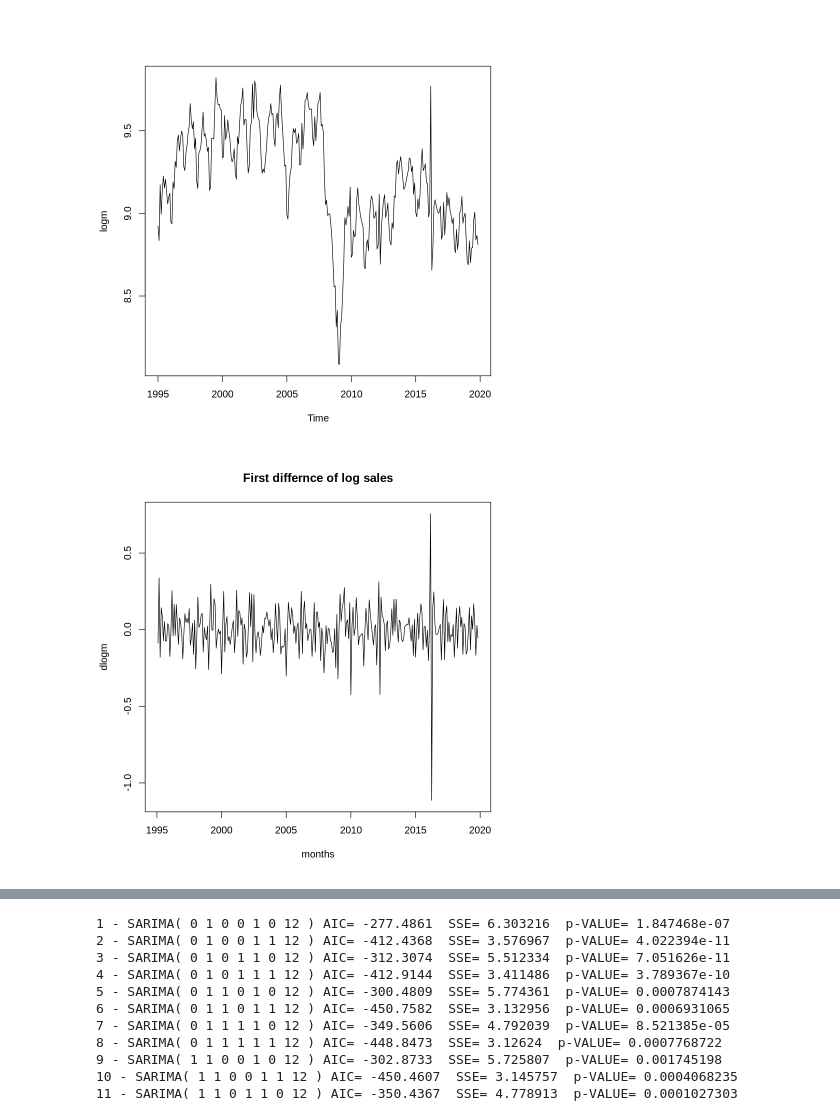
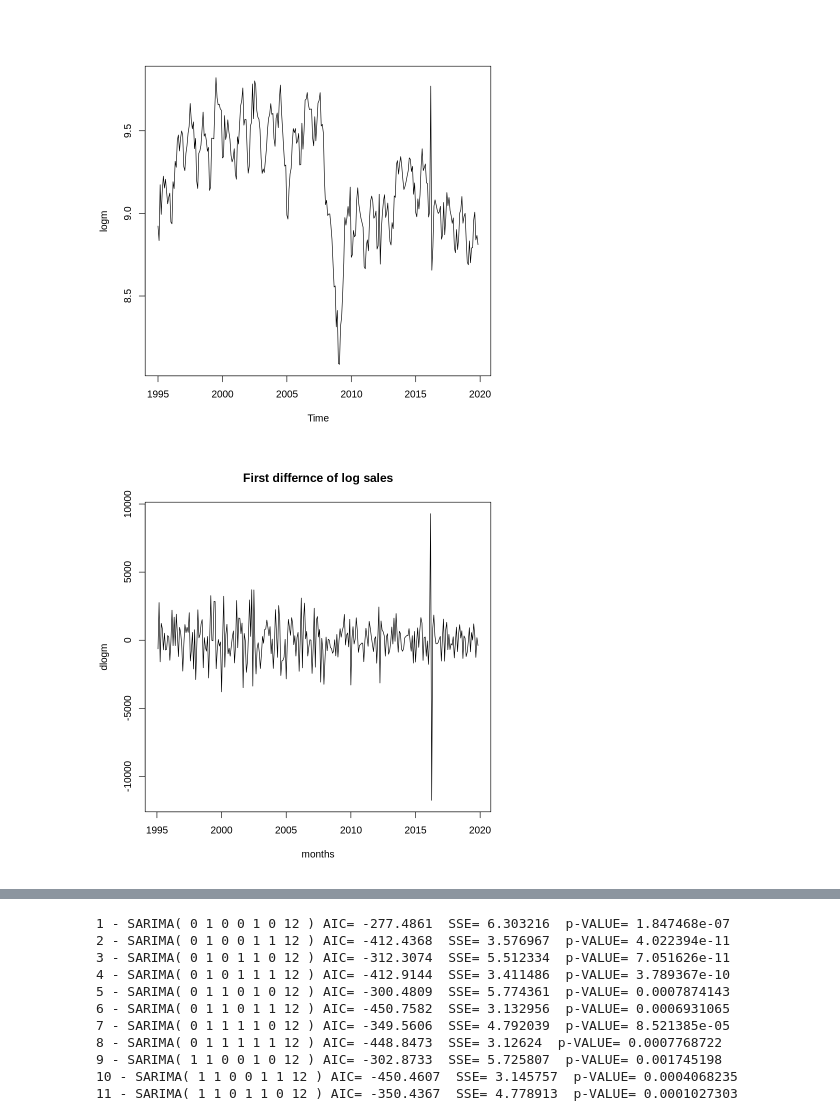
Before and after one commit to ConanOReilly/monthlyHouseSalesLondon, a Jupyter notebook: propertySalesLondon.ipynb, the cells around one changed output, grey strips where cells are left out. Drawn from its saved outputs; the diff is of its cells as text; code cells hidden in the pictures.

```diff
--- a/propertySalesLondon.ipynb
+++ b/propertySalesLondon.ipynb
@@ -52,11 +48,11 @@ plot(logm)
 # %% [output]
 [figure]
 # %%
-dlogm = diff(logm,d=1)
+dlogm = diff(m,d=1)
 
 plot(dlogm,main="First differnce of log sales", xlab="months")
 # %% [output]
-[figure, old version]
+[figure, new version]
 # %%
 acf(dlogm)
 # %% [output]
```
Also changed, not shown: parts of 11 cells of this notebook.
